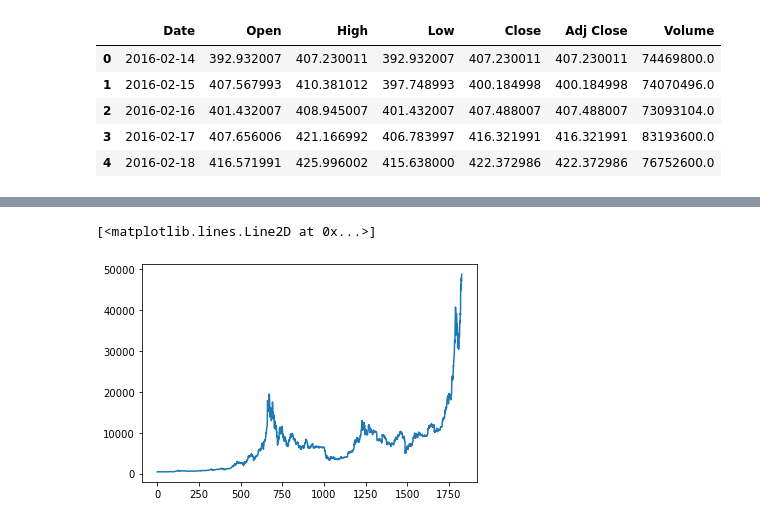
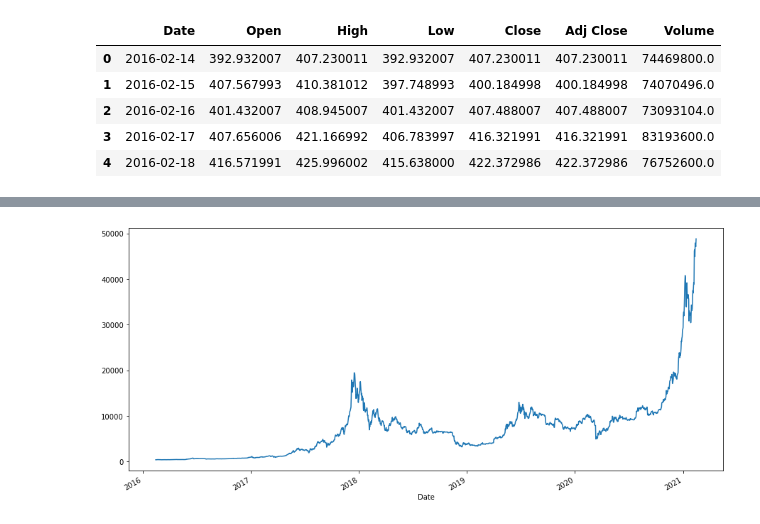
Before and after one commit to lakshman-luq/Stock_Price_Prediction, a Jupyter notebook: Model/model.ipynb, the cells around one changed output, grey strips where cells are left out. Drawn from its saved outputs; the diff is of its cells as text; code cells hidden in the pictures.

```diff
--- a/Model/model.ipynb
+++ b/Model/model.ipynb
@@ -38,0 +62,2 @@ memory usage: 100.0 KB
+# %%
+df.dropna(how='any', inplace=True)
@@ -38,0 +75,2 @@ memory usage: 100.0 KB
+# %%
+df.set_index('Date', inplace=True)
@@ -39,2 +88,3 @@ memory usage: 100.0 KB
 # %%
-df1 = df.reset_index()['Close'] #stock prediction for close column, all close values in df1
+y_df = df['Close'] #stock prediction for close column only.
+y_df
@@ -61,8 +105,8 @@ Name: Close, Length: 1828, dtype: float64
-# %%
-plt.plot(df1)
-# %% [output]
-[<matplotlib.lines.Line2D at 0x...>]
-[figure, removed]
+# %%
+y_df.plot(figsize=((15, 7)))
+plt.show()
+# %% [output]
+[figure, added]
 # %%
 #LSTM as very sensitive for scale data
 # %%
```
Also changed, not shown: parts of 14 cells of this notebook.
